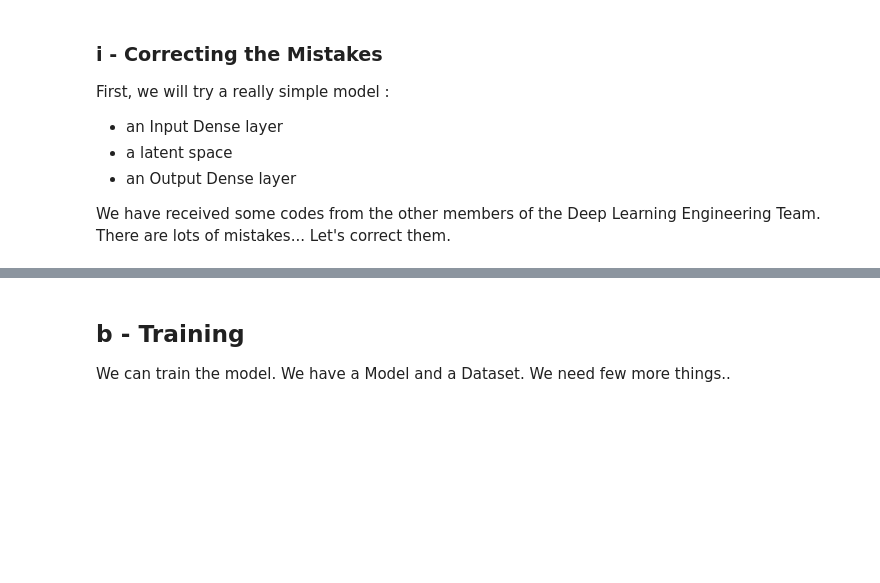
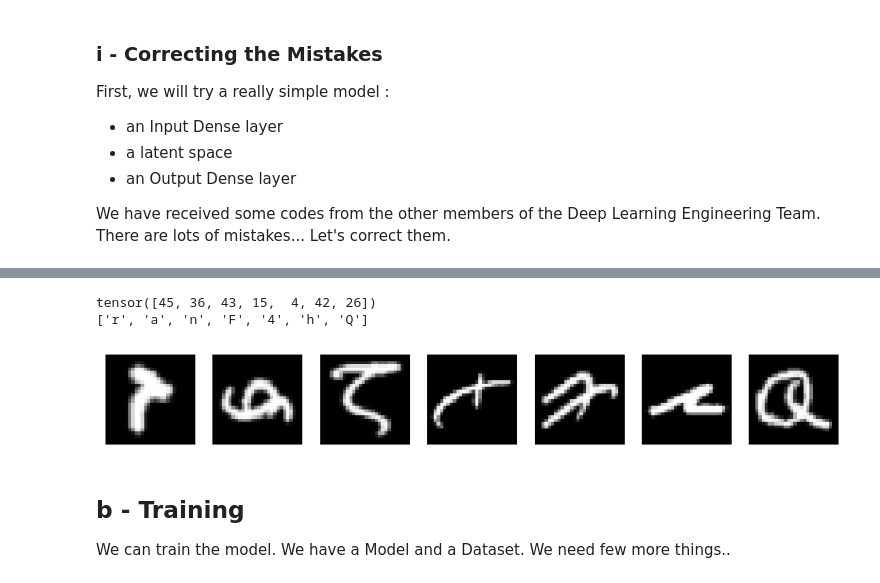
Before and after one commit to MurphLaws/JPEGCompression, a Jupyter notebook: Lab2_AE.ipynb, the cells around one changed output, grey strips where cells are left out. Drawn from its saved outputs; the diff is of its cells as text; code cells hidden in the pictures; blank space fills up the shorter version.

Commit message:
Add EMNIST, added Dataloaders and finished MLP Model

```diff
--- a/Lab2_AE.ipynb
+++ b/Lab2_AE.ipynb
@@ -348,3 +376,28 @@ model = AutoEncoder_MLP(input_size = ...,
+# %%
+
+#How to download and create a EMNIST object
+from torchvision.datasets import MNIST, CIFAR10, EMNIST
+emnist_train = EMNIST('data', split='balanced', train=True, download=True, transform=transforms.ToTensor())
+
+#plot the first 4 elements of emnist_train, but beofre print the labels of each element
+print(emnist_train.targets[0:7])
+classes = []
+for item in emnist_train.targets[0:7]:
+    classes.append(emnist_train.classes[item])
+
+print(classes)
+
+
+plt.figure(figsize=(10, 10))
+for i in range(7):
+    plt.subplot(1, 7, i+1)
+    plt.imshow(emnist_train.data[i], cmap='gray')
+    plt.axis('off')
+plt.show()
+# %% [output]
+tensor([45, 36, 43, 15,  4, 42, 26])
+['r', 'a', 'n', 'F', '4', 'h', 'Q']
+[figure, added]
 # %% [markdown]
 ## b - Training
 
```
Also changed, not shown: parts of 10 cells of this notebook.
